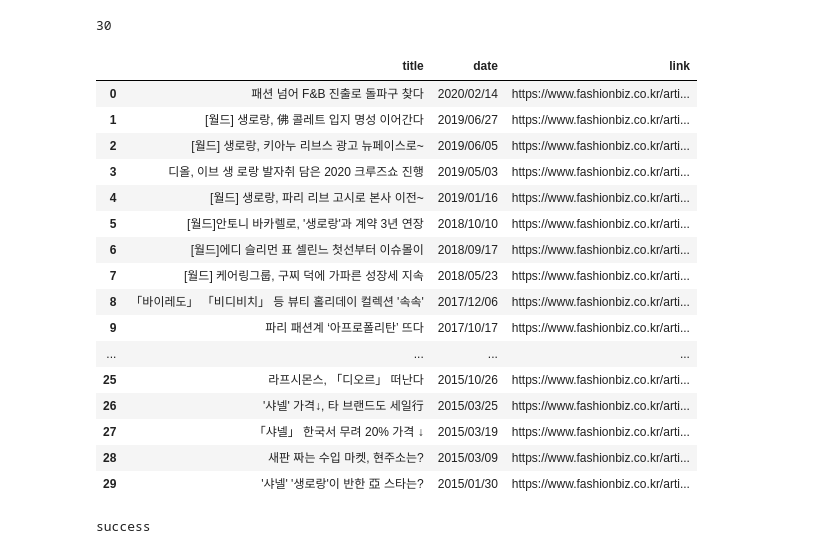
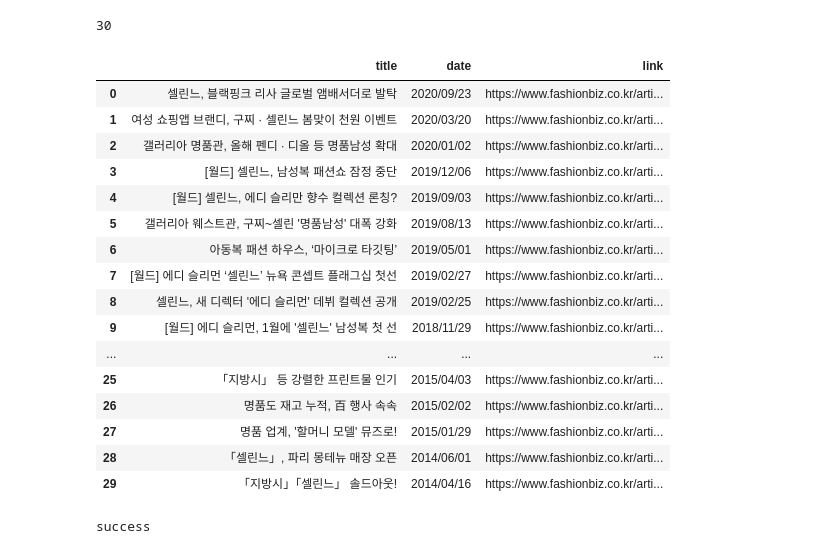
Before and after one commit to rosyminty/BLANDE, a Jupyter notebook: FashionBiz Driver.ipynb, the cells around one changed output. Cells and saved outputs as stored; diff of their text form; code cells hidden in the pictures.

```diff
--- a/FashionBiz Driver.ipynb
+++ b/FashionBiz Driver.ipynb
@@ -25,7 +25,7 @@ path = './driver/chromedriver.exe'
 # %%
 baseUrl = 'https://www.fashionbiz.co.kr/article/search.asp?page='
 # subUrl = '/?s='
-plusUrl = '&keyword=%B7%CE%B6%FB&keyword_option=&'
+plusUrl = '&keyword=%BC%BF%B8%B0&keyword_option=&'
 # 이상한 함수 써서 '디올' 변환시키는 거가 안먹힘 ㅜ
 # url = baseUrl + urllib.parse.quote_plus(plusUrl)
 # url
@@ -160,29 +160,29 @@ len(date_list)
 # %% [output]
 30
 # %%
-FashionBiz_SaintLaurent_df = pd.DataFrame({
+FashionBiz_Celine_df = pd.DataFrame({
     'title' : title_list,
     'date'  : date_list,
     'link'  : link_list
 })
-# %%
-FashionBiz_SaintLaurent_df
-# %% [output]
-|  | title | date | link |
-| 0 | 패션 넘어 F&B 진출로 돌파구 찾다 | 2020/02/14 | https://www.fashionbiz.co.kr/arti... |
-| 1 | [월드] 생로랑, 佛 콜레트 입지 명성 이어간다 | 2019/06/27 | https://www.fashionbiz.co.kr/arti... |
-| 2 | [월드] 생로랑, 키아누 리브스 광고 뉴페이스로~ | 2019/06/05 | https://www.fashionbiz.co.kr/arti... |
-| 3 | 디올, 이브 생 로랑 발자취 담은 2020 크루즈쇼 진행 | 2019/05/03 | https://www.fashionbiz.co.kr/arti... |
-| 4 | [월드] 생로랑, 파리 리브 고시로 본사 이전~ | 2019/01/16 | https://www.fashionbiz.co.kr/arti... |
-| 5 | [월드]안토니 바카렐로, '생로랑'과 계약 3년 연장 | 2018/10/10 | https://www.fashionbiz.co.kr/arti... |
-| 6 | [월드]에디 슬리먼 표 셀린느 첫선부터 이슈몰이 | 2018/09/17 | https://www.fashionbiz.co.kr/arti... |
-| 7 | [월드] 케어링그룹, 구찌 덕에 가파른 성장세 지속 | 2018/05/23 | https://www.fashionbiz.co.kr/arti... |
-| 8 | 「바이레도」 「비디비치」 등 뷰티 홀리데이 컬렉션 '속속' | 2017/12/06 | https://www.fashionbiz.co.kr/arti... |
-| 9 | 파리 패션계 ‘아프로폴리탄’ 뜨다 | 2017/10/17 | https://www.fashionbiz.co.kr/arti... |
-| ... | ... | ... | ... |
-| 25 | 라프시몬스, 「디오르」 떠난다 | 2015/10/26 | https://www.fashionbiz.co.kr/arti... |
-| 26 | '샤넬' 가격↓, 타 브랜드도 세일行 | 2015/03/25 | https://www.fashionbiz.co.kr/arti... |
-| 27 | 「샤넬」 한국서 무려 20% 가격 ↓ | 2015/03/19 | https://www.fashionbiz.co.kr/arti... |
-| 28 | 새판 짜는 수입 마켓, 현주소는? | 2015/03/09 | https://www.fashionbiz.co.kr/arti... |
-| 29 | '샤넬' '생로랑'이 반한 亞 스타는? | 2015/01/30 | https://www.fashionbiz.co.kr/arti... |
+# %%
+FashionBiz_Celine_df
+# %% [output]
+|  | title | date | link |
+| 0 | 셀린느, 블랙핑크 리사 글로벌 앰배서더로 발탁 | 2020/09/23 | https://www.fashionbiz.co.kr/arti... |
+| 1 | 여성 쇼핑앱 브랜디, 구찌 · 셀린느 봄맞이 천원 이벤트 | 2020/03/20 | https://www.fashionbiz.co.kr/arti... |
+| 2 | 갤러리아 명품관, 올해 펜디 ∙ 디올 등 명품남성 확대 | 2020/01/02 | https://www.fashionbiz.co.kr/arti... |
+| 3 | [월드] 셀린느, 남성복 패션쇼 잠정 중단 | 2019/12/06 | https://www.fashionbiz.co.kr/arti... |
+| 4 | [월드] 셀린느, 에디 슬리만 향수 컬렉션 론칭? | 2019/09/03 | https://www.fashionbiz.co.kr/arti... |
+| 5 | 갤러리아 웨스트관, 구찌~셀린 '명품남성' 대폭 강화 | 2019/08/13 | https://www.fashionbiz.co.kr/arti... |
+| 6 | 아동복 패션 하우스, ‘마이크로 타깃팅’ | 2019/05/01 | https://www.fashionbiz.co.kr/arti... |
+| 7 | [월드] 에디 슬리먼 ‘셀린느’ 뉴욕 콘셉트 플래그십 첫선 | 2019/02/27 | https://www.fashionbiz.co.kr/arti... |
+| 8 | 셀린느, 새 디렉터 '에디 슬리먼' 데뷔 컬렉션 공개 | 2019/02/25 | https://www.fashionbiz.co.kr/arti... |
+| 9 | [월드] 에디 슬리먼, 1월에 '셀린느' 남성복 첫 선 | 2018/11/29 | https://www.fashionbiz.co.kr/arti... |
+| ... | ... | ... | ... |
+| 25 | 「지방시」 등 강렬한 프린트물 인기 | 2015/04/03 | https://www.fashionbiz.co.kr/arti... |
+| 26 | 명품도 재고 누적, 百 행사 속속 | 2015/02/02 | https://www.fashionbiz.co.kr/arti... |
+| 27 | 명품 업계, '할머니 모델' 뮤즈로! | 2015/01/29 | https://www.fashionbiz.co.kr/arti... |
+| 28 | 「셀린느」, 파리 몽테뉴 매장 오픈 | 2014/06/01 | https://www.fashionbiz.co.kr/arti... |
+| 29 | 「지방시」「셀린느」 솔드아웃! | 2014/04/16 | https://www.fashionbiz.co.kr/arti... |
 # %%
```
Also changed, not shown: parts of 6 cells of this notebook, 1 other file.
